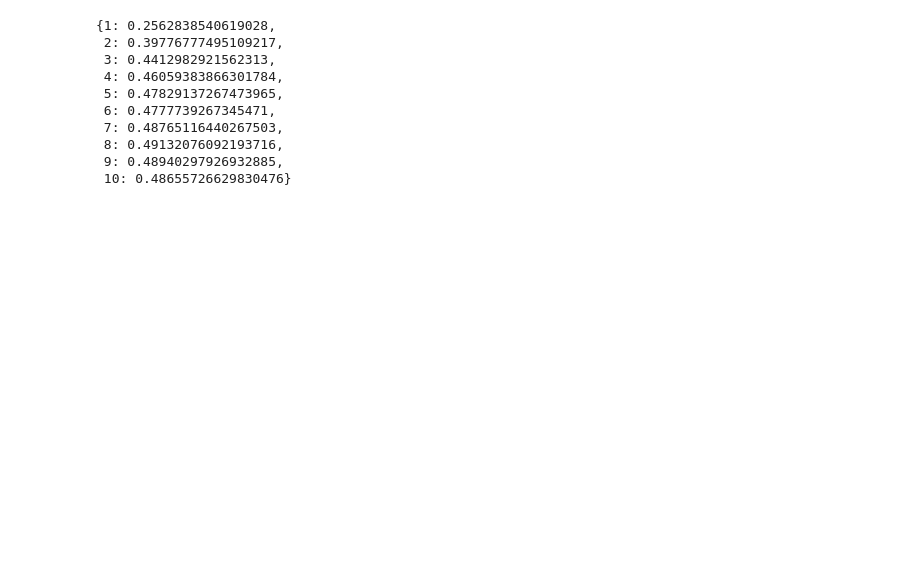
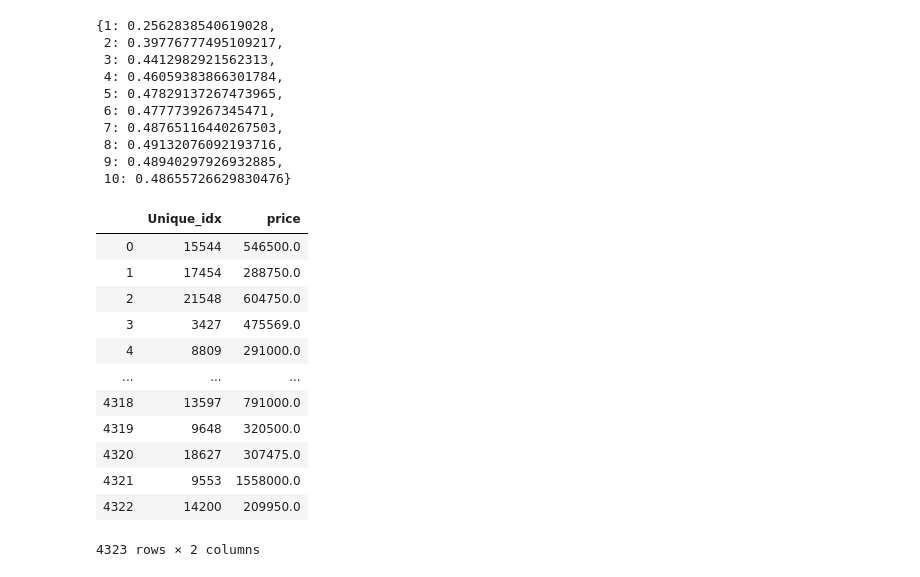
Before and after one commit to SHollatz/CS4622_miniKaggleComp, a Jupyter notebook: Regression_Lulu.ipynb, the cells around one changed output. Drawn from its saved outputs; the diff is of its cells as text; code cells hidden in the pictures; blank space fills up the shorter version.

```diff
--- a/Regression_Lulu.ipynb
+++ b/Regression_Lulu.ipynb
@@ -199,7 +210,9 @@ from sklearn.neighbors import KNeighborsRegressor
 neigh = KNeighborsRegressor(n_neighbors=2)
 print(neigh)
 neigh.fit(X_train, y_train)
+prediction = neigh.predict(testData)
 neigh.score(X_test, y_test)
+prediction
 # %% [output]
 KNeighborsRegressor(algorithm='auto', leaf_size=30, metric='minkowski',
                     metric_params=None, n_jobs=None, n_neighbors=2, p=2,
@@ -228,3 +241,27 @@ r2s
  8: 0.49132076092193716,
  9: 0.48940297926932885,
  10: 0.48655726629830476}
+# %%
+d = {
+    'Unique_idx': test['Unique_idx'],
+    'price': prediction
+}
+knrSub = pd.DataFrame(data=d)
+knrSub = knrSub.astype({'Unique_idx': 'int32'})
+knrSub.to_csv('doozerSubmission_KNR.csv', index=False)
+# %%
+knrSub
+# %% [output]
+|  | Unique_idx | price |
+| 0 | 15544 | 546500.0 |
+| 1 | 17454 | 288750.0 |
+| 2 | 21548 | 604750.0 |
+| 3 | 3427 | 475569.0 |
+| 4 | 8809 | 291000.0 |
+| ... | ... | ... |
+| 4318 | 13597 | 791000.0 |
+| 4319 | 9648 | 320500.0 |
+| 4320 | 18627 | 307475.0 |
+| 4321 | 9553 | 1558000.0 |
+| 4322 | 14200 | 209950.0 |
+4323 rows × 2 columns
```
Also changed, not shown: parts of 10 cells of this notebook, 4 other files.
